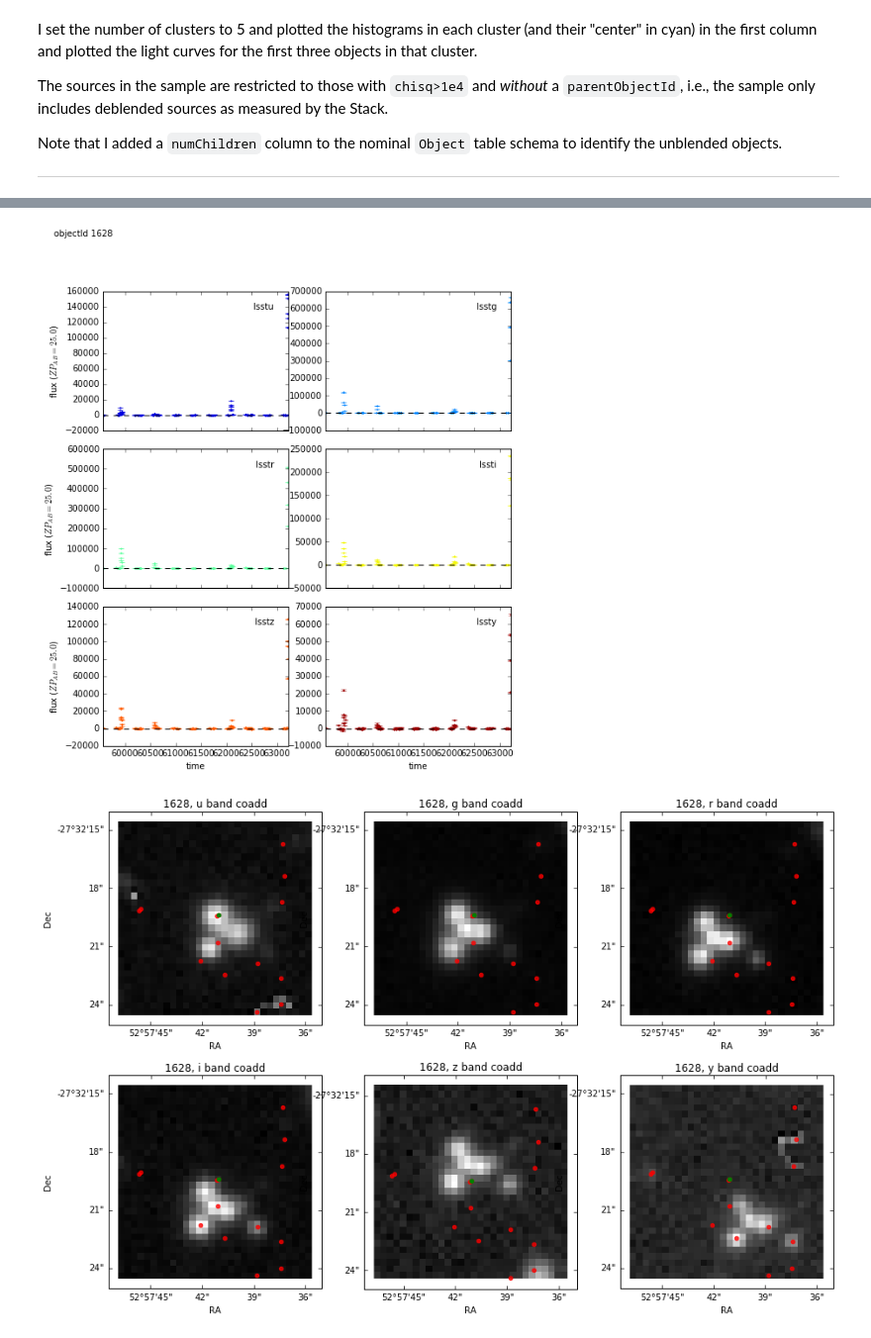
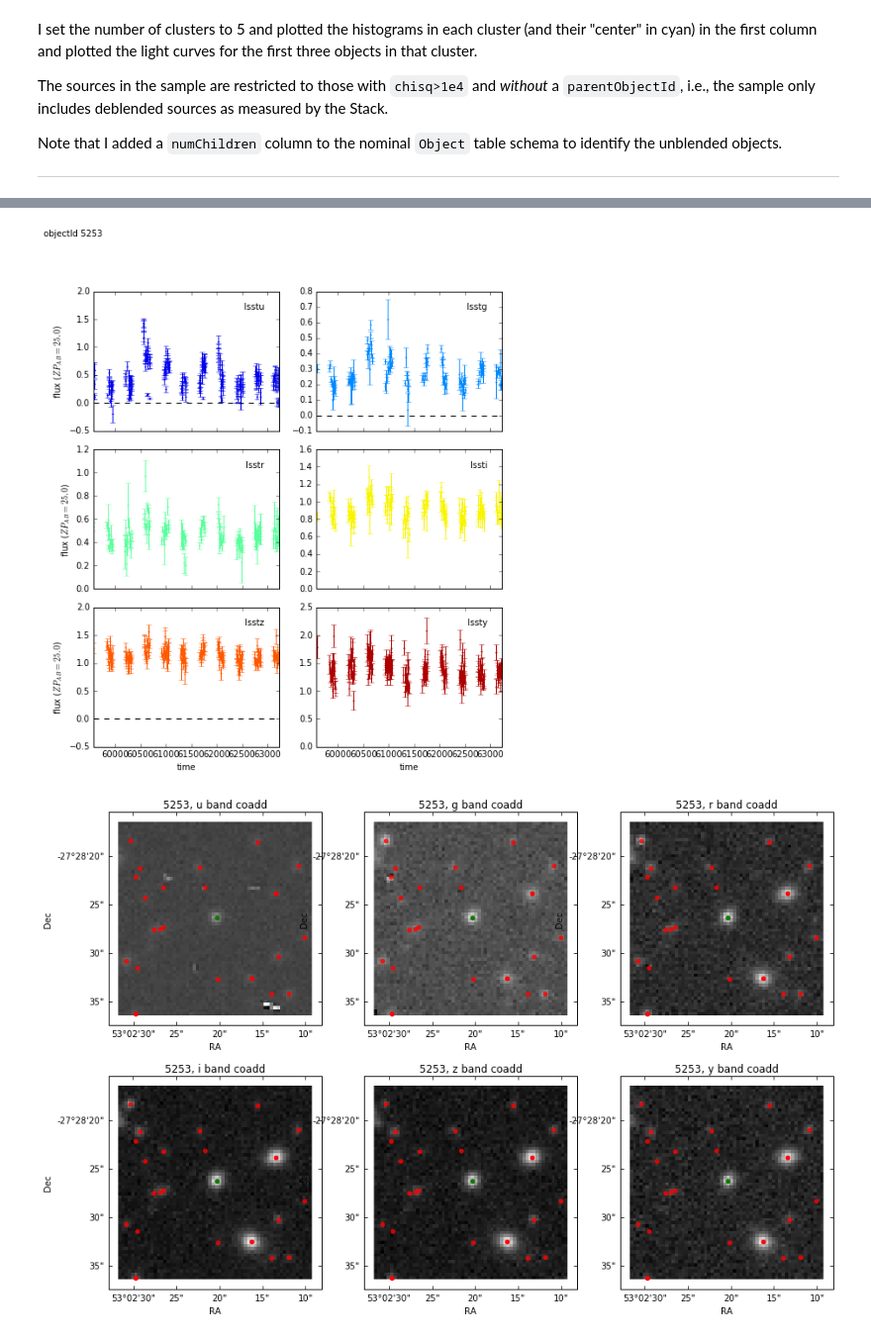
Before and after one commit to jchiang87/desc_projects, a Jupyter notebook: twinkles/ExploringTwinklesRun1.ipynb, the cells around one changed output, grey strips where cells are left out. Shown: that part at 99% size. Cells and saved outputs as stored; diff of their text form; code cells hidden in the pictures.

```diff
--- a/twinkles/ExploringTwinklesRun1.ipynb
+++ b/twinkles/ExploringTwinklesRun1.ipynb
@@ -152,3 +145,3 @@ Using the [plot_sources.py](https://github.com/jchiang87/desc_projects/blob/mast
 # %%
-run plot_sources 1628
+run plot_sources 5253
 # %% [output]
@@ -163,5 +154,5 @@ found 14 objects
-[figure, old version]
+[figure, new version]
-[figure, old version]
+[figure, new version]
 # %% [markdown]
 ### Gif Movies
 Using my [cineaste.py](https://github.com/jchiang87/desc_projects/blob/master/twinkles/cineaste.py) script, I made [a movie of this field in u-band](https://github.com/jchiang87/desc_projects/blob/master/twinkles/objectId_1628.gif).
```
Also changed, not shown: parts of 8 cells of this notebook, 5 other files.
